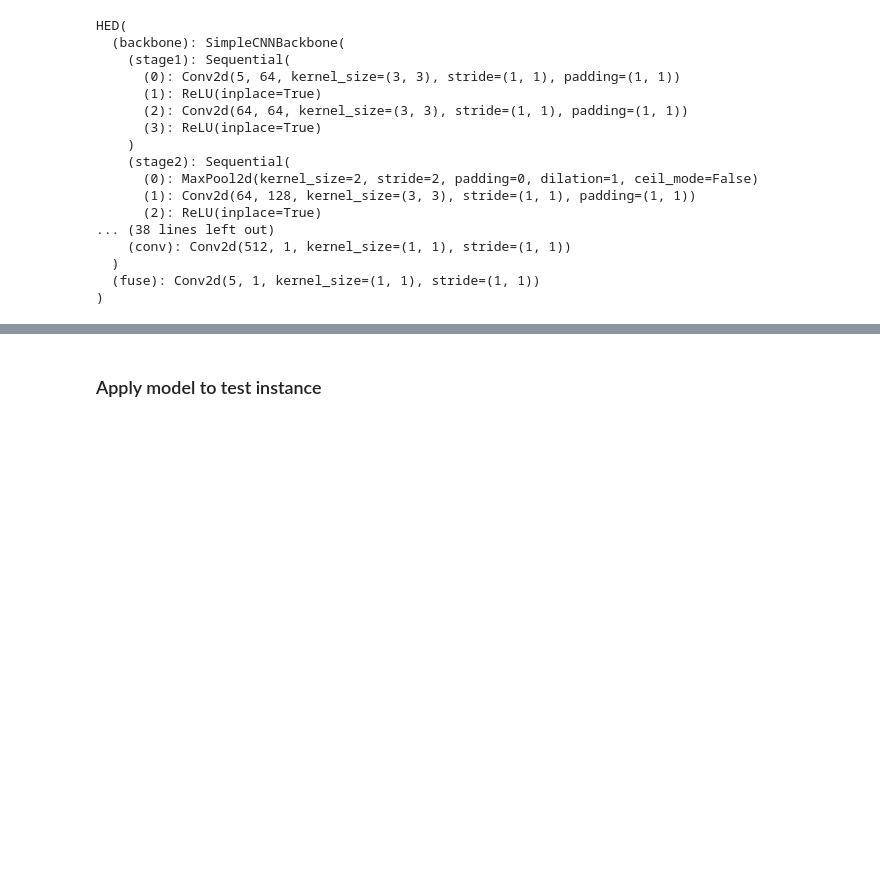
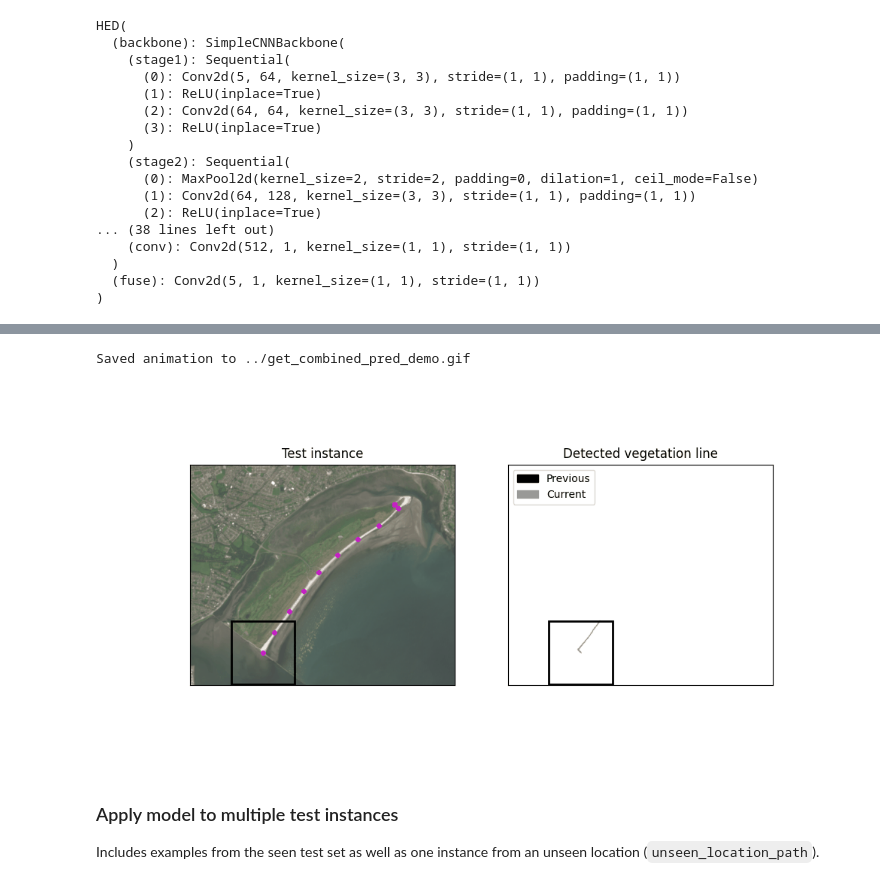
Before and after one commit to conorosully/sentinel2-vegetation-line, a Jupyter notebook: demo.ipynb, the cells around one changed output, grey strips where cells are left out. Saved outputs shown, nothing was run; the diff lists cells and outputs as text; code cells hidden in the pictures; blank space fills up the shorter version.

Commit message:
updated demo for kuva space interview

```diff
--- a/demo.ipynb
+++ b/demo.ipynb
@@ -82,2 +148,73 @@ HED(
+# %%
+# Run the model on every tile in the instance (same call get_combined_pred makes internally)
+target_crops, pred_crops = eval.get_preds(model, meta_data["guidance"], crop_paths,
+                                           batch_size=1, device=device)
+
+crop_size = 144
+H, W = image.shape[1], image.shape[2]
+full_rgb = utils.get_rgb(image[0:4], r=0, g=1, b=2, contrast=0.4)
+
+# Tile centres, in iteration order
+centers = [(x + crop_size // 2, y + crop_size // 2) for x, y in start_points]
+cx_all, cy_all = zip(*centers)
+
+# Remove buffer for visualization (same crop used for the full test instance below)
+buffer = 200
+display_rgb = full_rgb[buffer:-buffer, buffer:-buffer]
+
+frames = []
+cumulative = np.zeros((H, W), dtype=np.float32)
+
+for i in range(len(crop_paths)):
+    x_start, y_start = start_points[i]
+
+    # Line detected before this iteration vs. the new pixels this iteration adds
+    previous = np.clip(cumulative, 0, 1).copy()
+    cumulative[y_start:y_start + crop_size, x_start:x_start + crop_size] += pred_crops[i]
+    current_only = np.clip(cumulative, 0, 1) - previous
+
+    line_img = np.ones((H, W, 3), dtype=np.float32)
+    line_img[previous > 0] = [0, 0, 0]
+    line_img[current_only > 0] = [0.6, 0.6, 0.6]
+    display_line = line_img[buffer:-buffer, buffer:-buffer]
+
+    fig, ax = plt.subplots(1, 2, figsize=(10, 5))
+
+    ax[0].imshow(display_rgb)
+    ax[0].scatter([x - buffer for x in cx_all], [y - buffer for y in cy_all], c='magenta', s=15)
+    ax[0].add_patch(Rectangle((x_start - buffer, y_start - buffer), crop_size, crop_size,
+                               edgecolor='black', facecolor='none', linewidth=2))
+    ax[0].set_title('Test instance')
+
+    ax[1].imshow(display_line)
+    ax[1].add_patch(Rectangle((x_start - buffer, y_start - buffer), crop_size, crop_size,
+                               edgecolor='black', facecolor='none', linewidth=2))
+    ax[1].set_title('Detected vegetation line')
+    ax[1].legend(handles=[Patch(color='black', label='Previous'),
+                           Patch(color=(0.6, 0.6, 0.6), label='Current')],
+                 loc='upper left')
+
+    for a in ax:
+        a.set_xlim(0, display_rgb.shape[1])
+        a.set_ylim(display_rgb.shape[0], 0)
+        a.set_xticks([])
+        a.set_yticks([])
+
+    fig.canvas.draw()
+    frame = np.array(fig.canvas.buffer_rgba())[:, :, :3]
+    frames.append(frame)
+    plt.close(fig)
+
+gif_path = "../get_combined_pred_demo.gif"
+imageio.mimsave(gif_path, frames, duration=800, loop=0)  # duration is in milliseconds per frame
+print(f"Saved animation to {gif_path}")
+# %% [output]
+Saved animation to ../get_combined_pred_demo.gif
+# %%
+from IPython.display import Image as IPImage
+IPImage(filename=gif_path)
+# %% [output]
+[figure, added]
 # %% [markdown]
-### Apply model to test instance
+### Apply model to multiple test instances
+Includes examples from the seen test set as well as one instance from an unseen location (`unseen_location_path`).
```
Also changed, not shown: parts of 12 cells of this notebook, 1 other file.
